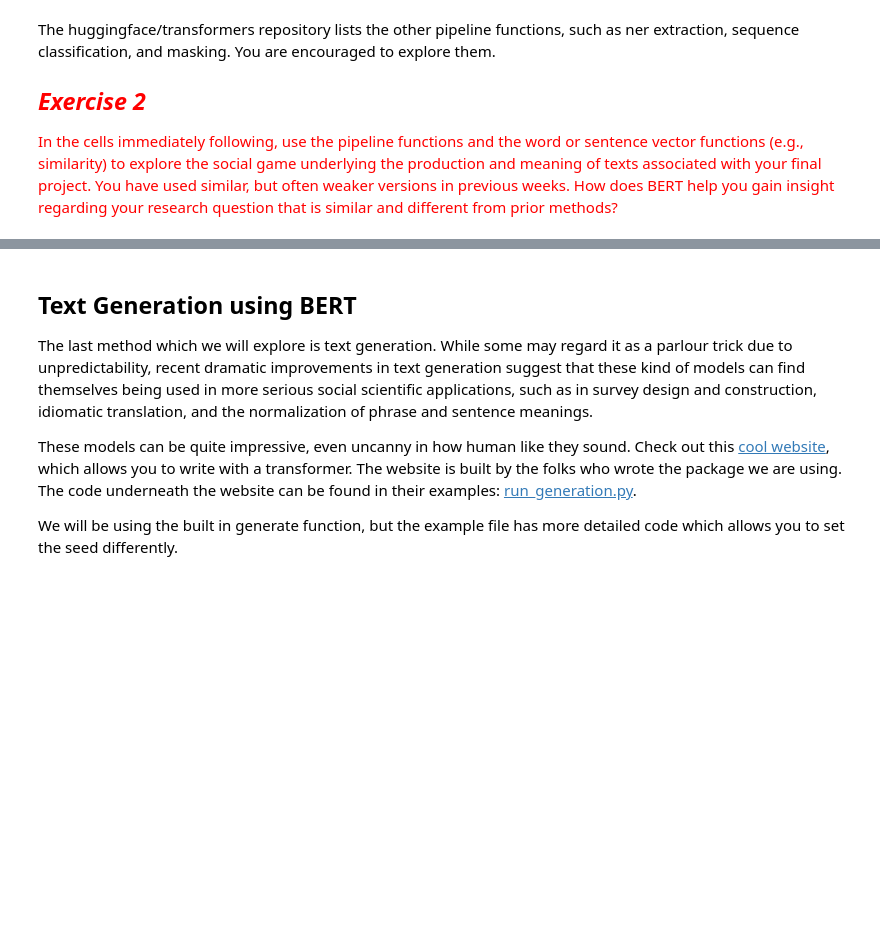
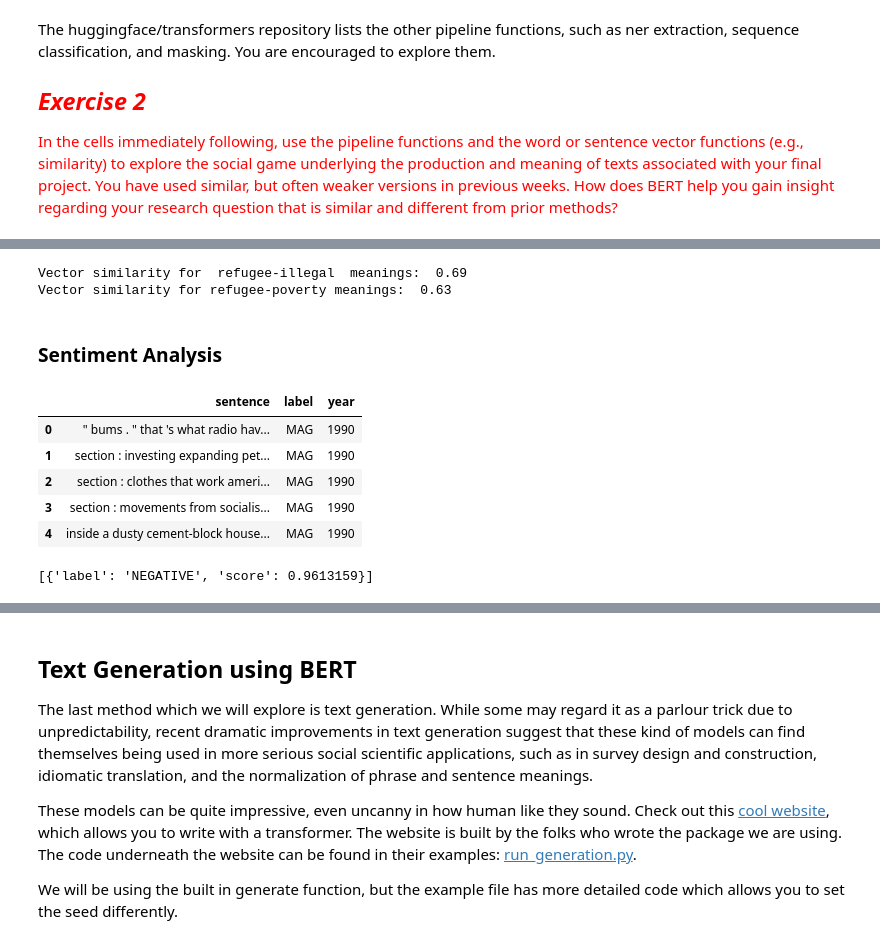
Before and after one commit to rachel-ker/Content-Analysis-2020, a Jupyter notebook: week-8/8-Deep-Neural-Nets-and-Text.ipynb, the cells around one changed output, grey strips where cells are left out. Drawn from its saved outputs; the diff is of its cells as text; code cells hidden in the pictures; blank space fills up the shorter version.

```diff
--- a/week-8/8-Deep-Neural-Nets-and-Text.ipynb
+++ b/week-8/8-Deep-Neural-Nets-and-Text.ipynb
@@ -1680,0 +1844,14 @@ The huggingface/transformers repository lists the other pipeline functions, such
+# %%
+from scipy.spatial.distance import cosine
+
+# Calculate the cosine similarity
+refugee_illegal = 1 - cosine(token_vecs[5], token_vecs[13])
+refugee_poverty = 1 - cosine(token_vecs[5], token_vecs[25])
+
+print('Vector similarity for  refugee-illegal  meanings:  %.2f' % refugee_illegal)
+print('Vector similarity for refugee-poverty meanings:  %.2f' % refugee_poverty)
+# %% [output]
+Vector similarity for  refugee-illegal  meanings:  0.69
+Vector similarity for refugee-poverty meanings:  0.63
+# %% [markdown]
+### Sentiment Analysis
@@ -1680,0 +1863,14 @@ The huggingface/transformers repository lists the other pipeline functions, such
+# %%
+df.head()
+# %% [output]
+|  | sentence | label | year |
+| 0 | " bums . " that 's what radio hav... | MAG | 1990 |
+| 1 | section : investing expanding pet... | MAG | 1990 |
+| 2 | section : clothes that work ameri... | MAG | 1990 |
+| 3 | section : movements from socialis... | MAG | 1990 |
+| 4 | inside a dusty cement-block house... | MAG | 1990 |
+# %%
+# sentiment analysis on the first article
+nlp_sentiment(df.sentence[0])
+# %% [output]
+[{'label': 'NEGATIVE', 'score': 0.9613159}]
```
Also changed, not shown: parts of 38 cells of this notebook.
